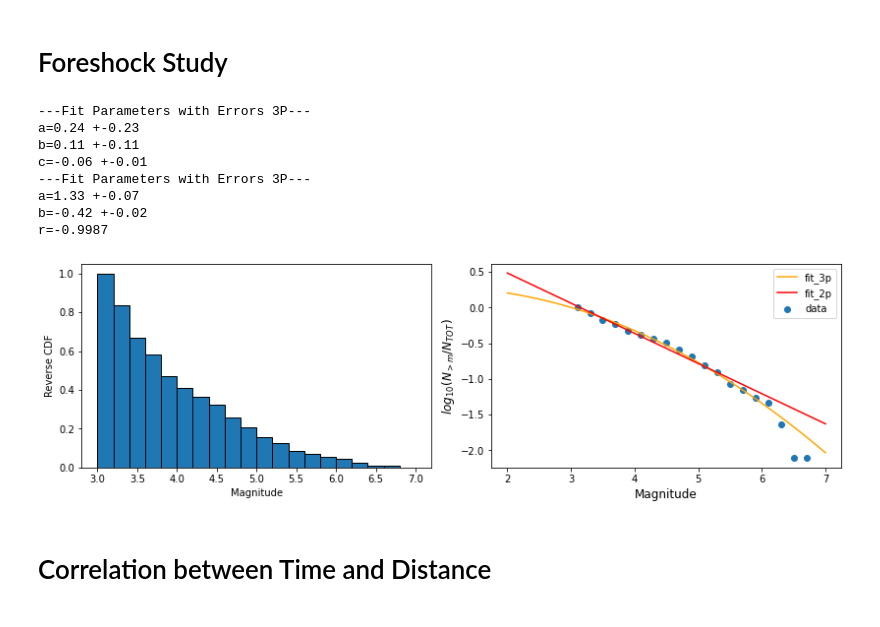
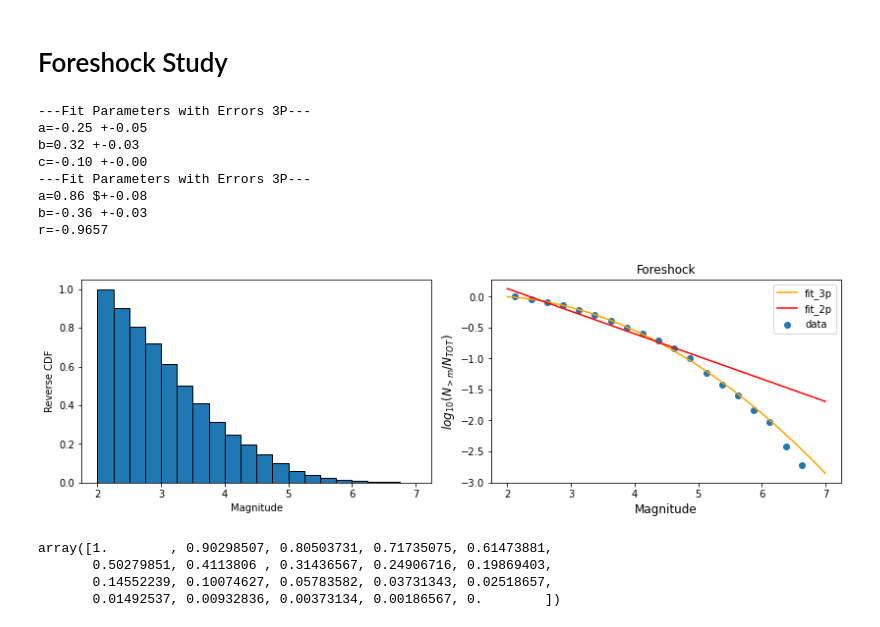
Before and after one commit to andreazanola98/Earthquake-Data-Analysis, a Jupyter notebook: Andrea.ipynb, the cells around one changed output. Cells and saved outputs as stored; diff of their text form; code cells hidden in the pictures.

```diff
--- a/Andrea.ipynb
+++ b/Andrea.ipynb
@@ -131,8 +130,8 @@ Questo grafico mostra come i terremoti inidicizzati -1 (generatori) non sono que
 # %% [markdown]
 # Back-Tree Algorithm
 # %%
-mth=5 #questa soglia selezione quale evento viene considerato importante (che verrà usato nel foreshock)
-mask=(df['mag']>mth) & (df['pointer']!=-1)
+mth=4 #questa soglia selezione quale evento viene considerato importante (che verrà usato nel foreshock)
+mask=(df['mag']>=mth) & (df['pointer']!=-1)
 i1 = df['pointer'][mask].to_numpy()
 origin=0
 originv=0
@@ -159,7 +232,7 @@ fig0, axs = plt.subplots(1,2,figsize=(12,4))
 fig0.tight_layout(pad=3.0)
 
 db=pd.DataFrame({'mag': df['mag'][originv]}) #in origin stiamo consierando terremoti importanti con m>mth
-mthu=3 #lower magnitude, we can adjust it (it's difficult to detect small eartquake)
+mthu=2 #lower magnitude, we can adjust it (it's difficult to detect small eartquake)
 db=db['mag'][db['mag']>mthu]
 counts, bins, bars = axs[0].hist(db, bins=np.linspace(mthu,7,25-4),edgecolor='black',density=1,cumulative=-1)
 axs[0].set_xlabel('Magnitude')
@@ -170,43 +243,47 @@ logmF=np.log10(counts[:len(counts)-lim1])
 xF=(bins[:-lim1-1]+bins[1:len(counts)+1-lim1])/2
 
 def f(x,a,b,c):
     f=a+b*x+c*x**2
     return f
 F=optimize.curve_fit(f,xF,logmF,sigma=counts[:len(counts)-lim1]**(-0.5),p0=[0.1,0.2,0])  #poisson error is assumed
 
 def q(x,a,b):
     q=a+b*x
     return q
 Q=optimize.curve_fit(q,xF,logmF,sigma=counts[:len(counts)-lim1]**(-0.5),p0=[6,-1])  #poisson error is assumed
-res = stats.linregress(xB, logmB)
+res = stats.linregress(xF, logmF)
 
 xx=np.linspace(2,7,100)
 axs[1].plot(xx,f(xx,F[0][0],F[0][1],F[0][2]),'orange',label='fit_3p')
 axs[1].plot(xx,q(xx,Q[0][0],Q[0][1]),'red',label='fit_2p')
 axs[1].scatter(xF,logmF,label='data',linewidths=1)
 axs[1].set_xlabel('Magnitude',size=12)
 axs[1].set_ylabel('$log_{10}(N_{>m} /N_{TOT})$',size=12)
+axs[1].set_title('Foreshock')
 axs[1].legend();
 
 print('---Fit Parameters with Errors 3P---')
 print('a=%.2f'%F[0][0],'+-%.2f'%F[1][0,0]**0.5)
 print('b=%.2f'%F[0][1],'+-%.2f'%F[1][1,1]**0.5)
 print('c=%.2f'%F[0][2],'+-%.2f'%F[1][2,2]**0.5)
 print('---Fit Parameters with Errors 3P---')
-print('a=%.2f'%Q[0][0],'+-%.2f'%Q[1][0,0]**0.5)
+print('a=%.2f'%Q[0][0],'$+-%.2f'%Q[1][0,0]**0.5)
 print('b=%.2f'%Q[0][1],'+-%.2f'%Q[1][1,1]**0.5)
 print('r=%.4f'%res.rvalue)
 # %% [output]
 ---Fit Parameters with Errors 3P---
-a=0.24 +-0.23
-b=0.11 +-0.11
-c=-0.06 +-0.01
+a=-0.25 +-0.05
+b=0.32 +-0.03
+c=-0.10 +-0.00
 ---Fit Parameters with Errors 3P---
-a=1.33 +-0.07
-b=-0.42 +-0.02
-r=-0.9987
+a=0.86 $+-0.08
+b=-0.36 +-0.03
+r=-0.9657
-[figure, old version]
+[figure, new version]
 # %%
 counts #check here in order to fix lim1 (#of 0 =lim1)
+# %% [output]
+array([1.        , 0.90298507, 0.80503731, 0.71735075, 0.61473881,
+       0.50279851, 0.4113806 , 0.31436567, 0.24906716, 0.19869403,
+       0.14552239, 0.10074627, 0.05783582, 0.03731343, 0.02518657,
+       0.01492537, 0.00932836, 0.00373134, 0.00186567, 0.        ])
-# %% [markdown]
-# Correlation between Time and Distance
```
Also changed, not shown: parts of 14 cells of this notebook.
